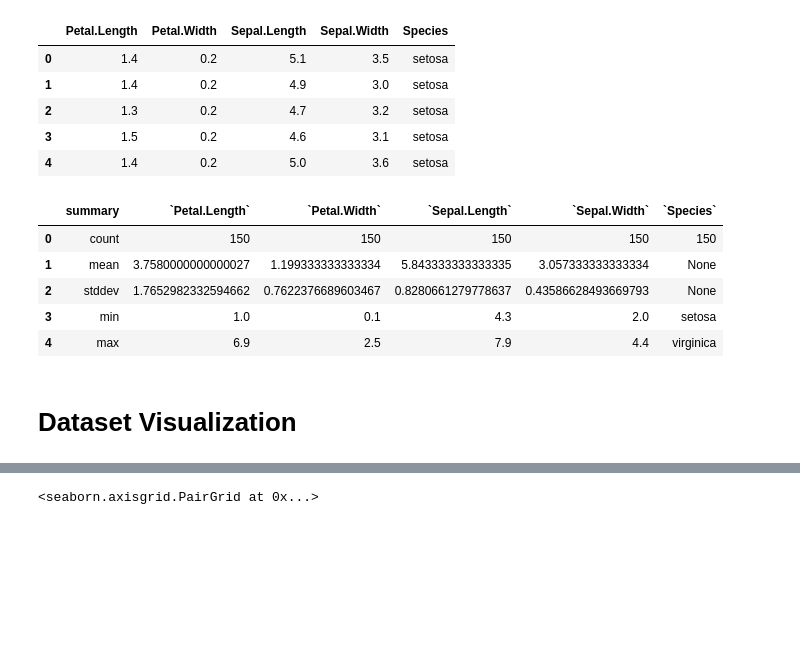
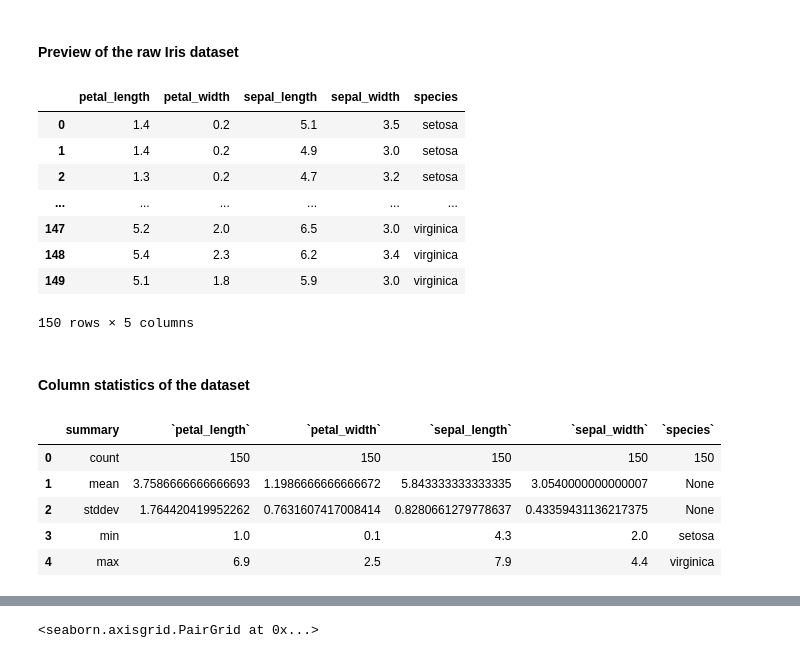
Before and after one commit to data-bloom/data-bloom.github.io, a Jupyter notebook: notebooks/File Ingestion.ipynb, the cells around one changed output, grey strips where cells are left out. Drawn from its saved outputs; the diff is of its cells as text; code cells hidden in the pictures; blank space fills up the shorter version.

```diff
--- a/notebooks/File Ingestion.ipynb
+++ b/notebooks/File Ingestion.ipynb
@@ -5,39 +266,38 @@ Files -- complex as they may be -- need to be ingested, inferred, and curated in
 # %%
-# Bring the Iris flower dataset from the web
-data_url = 'https://vincentarelbundock.github.io/Rdatasets/csv/datasets/iris.csv'
+# Wrap the iris dataset big data frame
+iris_pandas_dataset = pd.read_csv('iris.csv')
 
-iris_pandas_dataset = pd.read_csv(data_url).drop('Unnamed: 0', axis=1)
-
-# Wrap the pandas object directly as a big data frame
-iris_dataset = sqlCtx.createDataFrame(iris_pandas_dataset)
-
-# Just to show a complex data file ingestion as well...
+# Just to show a complex data file...
 # Save the Pandas object as a JSON file
 iris_pandas_dataset.to_json('iris.json', orient='records')
 
 # Just for demonstration, read the JSON file too
 iris_dataset = sqlCtx.read.json('iris.json')
 
 # Show a preview of the data
-display(iris_dataset.limit(5).toPandas())
+pd_display(iris_dataset.toPandas(), "Preview of the raw Iris dataset")
 
 # Describe the dataset
-display(
-    iris_dataset.describe([
-        '`{0}`'.format(colname) for colname in iris_dataset.columns
-    ]).toPandas())
+pd_display(
+    iris_dataset.describe(
+        ['`{0}`'.format(colname)
+         for colname in iris_dataset.columns]).toPandas(),
+    'Column statistics of the dataset')
 # %% [output]
+Preview of the raw Iris dataset
-|  | Petal.Length | Petal.Width | Sepal.Length | Sepal.Width | Species |
+|  | petal_length | petal_width | sepal_length | sepal_width | species |
 | 0 | 1.4 | 0.2 | 5.1 | 3.5 | setosa |
 | 1 | 1.4 | 0.2 | 4.9 | 3.0 | setosa |
 | 2 | 1.3 | 0.2 | 4.7 | 3.2 | setosa |
-| 3 | 1.5 | 0.2 | 4.6 | 3.1 | setosa |
-| 4 | 1.4 | 0.2 | 5.0 | 3.6 | setosa |
+| ... | ... | ... | ... | ... | ... |
+| 147 | 5.2 | 2.0 | 6.5 | 3.0 | virginica |
+| 148 | 5.4 | 2.3 | 6.2 | 3.4 | virginica |
+| 149 | 5.1 | 1.8 | 5.9 | 3.0 | virginica |
+150 rows × 5 columns
+Column statistics of the dataset
-|  | summary | `Petal.Length` | `Petal.Width` | `Sepal.Length` | `Sepal.Width` | `Species` |
+|  | summary | `petal_length` | `petal_width` | `sepal_length` | `sepal_width` | `species` |
 | 0 | count | 150 | 150 | 150 | 150 | 150 |
-| 1 | mean | 3.7580000000000027 | 1.199333333333334 | 5.843333333333335 | 3.057333333333334 | None |
-| 2 | stddev | 1.7652982332594662 | 0.7622376689603467 | 0.8280661279778637 | 0.43586628493669793 | None |
+| 1 | mean | 3.7586666666666693 | 1.1986666666666672 | 5.843333333333335 | 3.0540000000000007 | None |
+| 2 | stddev | 1.764420419952262 | 0.7631607417008414 | 0.8280661279778637 | 0.43359431136217375 | None |
 | 3 | min | 1.0 | 0.1 | 4.3 | 2.0 | setosa |
 | 4 | max | 6.9 | 2.5 | 7.9 | 4.4 | virginica |
-# %% [markdown]
-# Dataset Visualization
```
Also changed, not shown: parts of 26 cells of this notebook, 21 other files.
